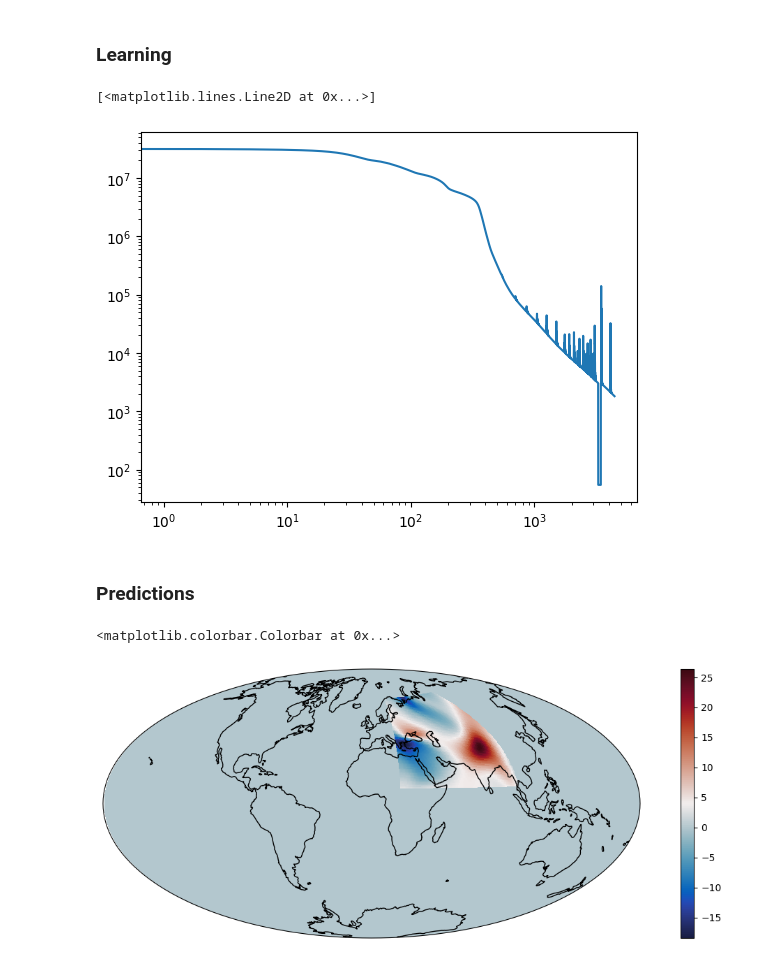
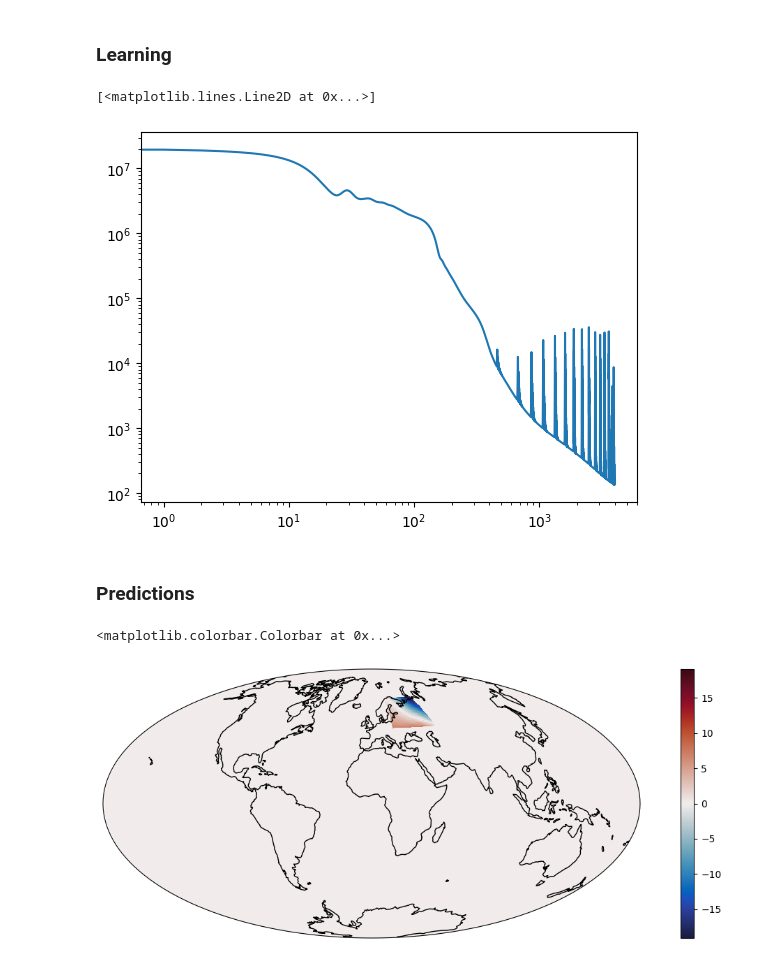
Before and after one commit to RomainClaveau/pyGeoPINN, a Jupyter notebook: optimization.ipynb, the cells around one changed output. Saved outputs shown, nothing was run; the diff lists cells and outputs as text; code cells hidden in the pictures.

```diff
--- a/optimization.ipynb
+++ b/optimization.ipynb
@@ -37,8 +37,8 @@ _, (thetas, phis) = pygeo.getCurrentGrid()
 Br = pygeo.selectFromMeasure("covobs", MF, options={"component": "r", "time": 2020})
 dBrdt = pygeo.selectFromMeasure("covobs", SV, options={"component": "r", "time": 2020})
 
-i1, i2 = 20, 80
-j1, j2 = 20, 100
+i1, i2 = 20, 40
+j1, j2 = 20, 60
 
 # Computing the derivative wrt theta and phi of the MF
 dBrdth = numpy.gradient(Br, thetas, axis=0)[i1:i2,j1:j2,...]
@@ -52,6 +52,11 @@ thetas_bis = thetas[i1:i2]
 phis_bis = phis[j1:j2]
 # %% [markdown]
 ### Defining the NN model
+# %%
+node_inputs = 2
+node_outputs = 2
+node_layer = 64
+hidden_layers = 3
 # %%
 #  Defining the NN
 # For now, it has one hidden layer with 32 nodes
@@ -59,17 +64,19 @@ phis_bis = phis[j1:j2]
 class CoreFlowPINN(nn.Module):
     def __init__(self):
         super(CoreFlowPINN, self).__init__()
-        self.net = nn.Sequential(
-            nn.Linear(2, 32),
-            nn.Tanh(),
-            nn.Linear(32, 32),
-            nn.Tanh(),
-            nn.Linear(32, 32),
-            nn.Tanh(),
-            nn.Linear(32, 32),
-            nn.Tanh(),
-            nn.Linear(32, 2)  # Output: u_theta and u_phi
-        )
+
+        layers = []
+
+        layers.append(nn.Linear(node_inputs, node_layer))
+        layers.append(nn.Tanh())
+
+        for _ in range(hidden_layers):
+            layers.append(nn.Linear(node_layer, node_layer))
+            layers.append(nn.Tanh())
+
+        layers.append(nn.Linear(node_layer, node_outputs))
+
+        self.net = nn.Sequential(*layers)
 
     def forward(self, x):
         return self.net(x)
@@ -220,7 +227,7 @@ Epoch 999 --- Loss 1819.355347
 plt.loglog(loss_history)
 # %% [output]
 [<matplotlib.lines.Line2D at 0x...>]
-[figure, old version]
+[figure, new version]
 # %% [markdown]
 ### Predictions
 # %%
@@ -229,31 +236,33 @@ u_ph_map = u_ph.reshape(Br.shape).detach().numpy()
 # %%
 import matplotlib.pyplot as plt
 import cmocean
 import cartopy.crs as ccrs
 
 u_th_full = numpy.zeros((thetas.size, phis.size))
 u_th_full[i1:i2,j1:j2] = u_th_map
 
 thetas_bis_deg = numpy.rad2deg(thetas)
 phis_bis_deg = numpy.rad2deg(phis)
 
 latitudes = pygeo.convertThetasToLatitudes(thetas)
 longitudes = pygeo.convertPhisToLongitudes(phis)
 
 lat_grid, lon_grid = numpy.meshgrid(latitudes, longitudes, indexing="ij")
 
 fig = plt.figure(figsize=(15,5))
 
 # Set the projection to Hammer and add the axes
 ax = fig.add_subplot(1, 1, 1, projection=ccrs.Aitoff())
 
+u_max = numpy.max(numpy.abs(u_th_full))
+
 # Use `pcolormesh` to project the data onto the map
-pcol = ax.pcolormesh(lon_grid, lat_grid, u_th_full, transform=ccrs.PlateCarree(), cmap=cmocean.cm.balance)
+pcol = ax.pcolormesh(lon_grid, lat_grid, u_th_full, transform=ccrs.PlateCarree(), cmap=cmocean.cm.balance, vmin=-u_max, vmax=u_max)
 
 # Add coastlines for context
 ax.coastlines()
 
 plt.colorbar(pcol)
 # %% [output]
 <matplotlib.colorbar.Colorbar at 0x...>
-[figure, old version]
+[figure, new version]
```
Also changed, not shown: parts of 1 cell of this notebook.
